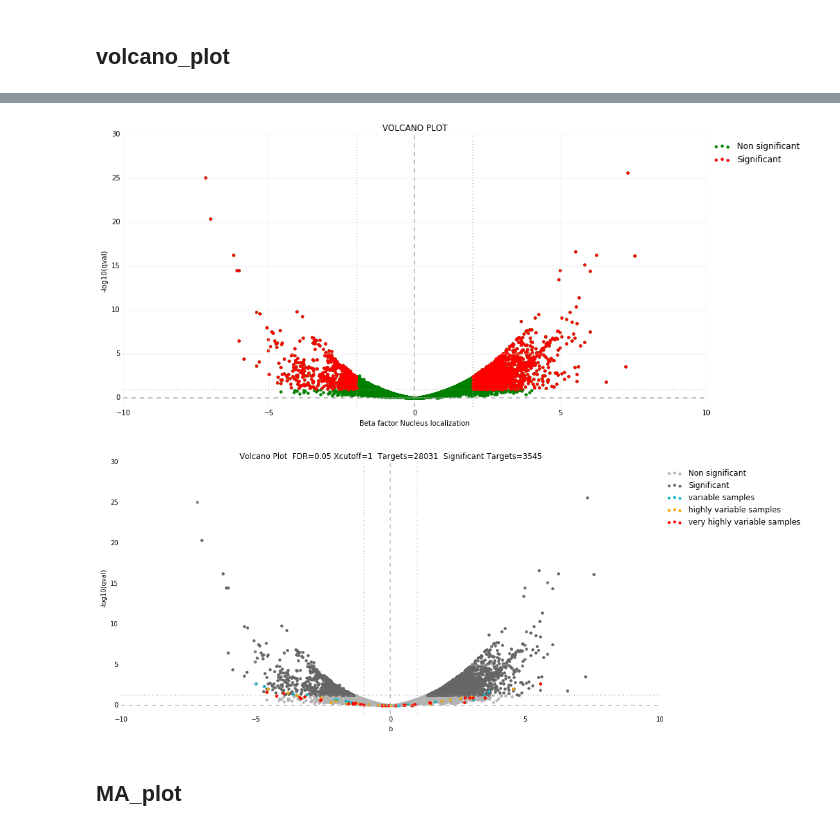
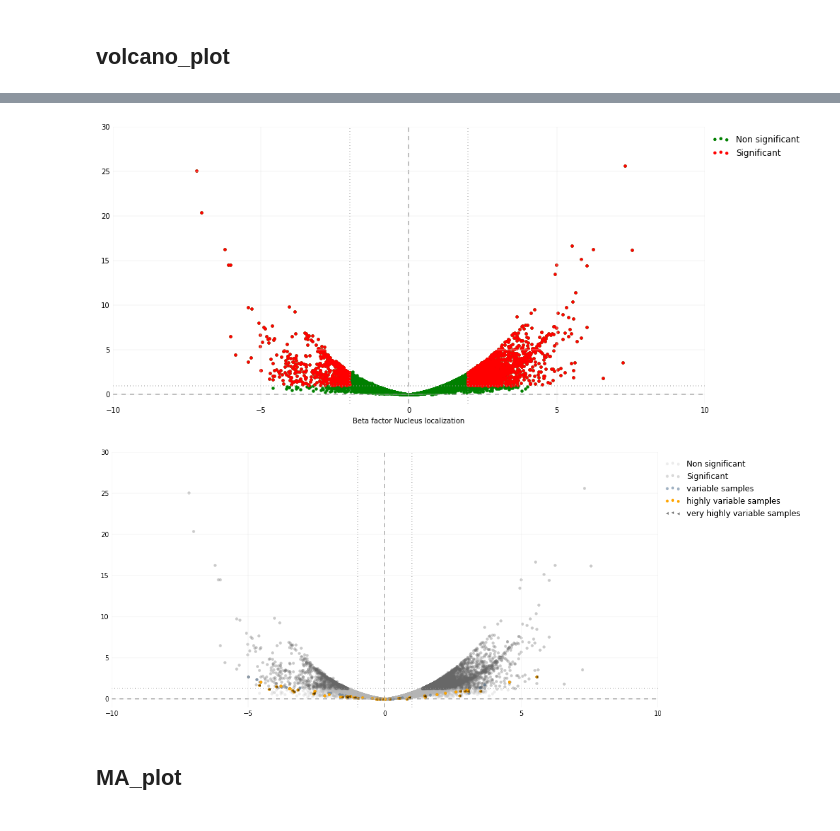
Before and after one commit to a-slide/pyBioPlot, a Jupyter notebook: test_pyBioPlot.ipynb, the cells around one changed output, grey strips where cells are left out. Saved outputs shown, nothing was run; the diff lists cells and outputs as text; code cells hidden in the pictures.

```diff
--- a/test_pyBioPlot.ipynb
+++ b/test_pyBioPlot.ipynb
@@ -42,20 +42,20 @@ volcano_plot(df, X, Y, FDR=0.05, X_cutoff=1, sig_color='0.40', non_sig_color='0.
 # %%
 df = pd.read_table("./test_data/localizationnucleus_wald_test.tsv")
 volcano_plot(df, "b", "qval", FDR=0.1, X_cutoff=2, figsize=[15,7], xlim=[-10,10], ylim=[-1, 30], sig_color="red",
-             non_sig_color="green", title="VOLCANO PLOT", xlabel="Beta factor Nucleus localization")
+             non_sig_color="green", xlabel="Beta factor Nucleus localization")
 # %% [output]
-[figure, old version]
+[figure, new version]
 # %%
 df = pd.read_table("./test_data/localizationnucleus_wald_test.tsv")
 highlight_list = [
-    {"target_id":df.target_id[(df.tech_var >= 1.2)], "label":"variable samples"},
+    {"target_id":df.target_id[(df.tech_var >= 1.2)], "label":"variable samples", "alpha":0.5},
     {"target_id":df.target_id[(df.tech_var >= 1.3)], "color":"orange", "label":"highly variable samples"},
-    {"target_id":df.target_id[(df.tech_var >= 1.5)], "color":"red", "label":"very highly variable samples"}]
+    {"target_id":df.target_id[(df.tech_var >= 1.5)], "color":"black", "label":"very highly variable samples", "alpha":0.5, "marker":"<"}]
 
 volcano_plot(df, "b", "qval", figsize=[15,7], xlim=[-10,10], ylim=[-1, 30], highlight_list= highlight_list,
-             bg_color="black", grid_color="white")
+             alpha=0.25)
 # %% [output]
-[figure, old version]
+[figure, new version]
 # %% [markdown]
 ## MA_plot
 # %%
```
Also changed, not shown: parts of 7 cells of this notebook, 1 other file.
